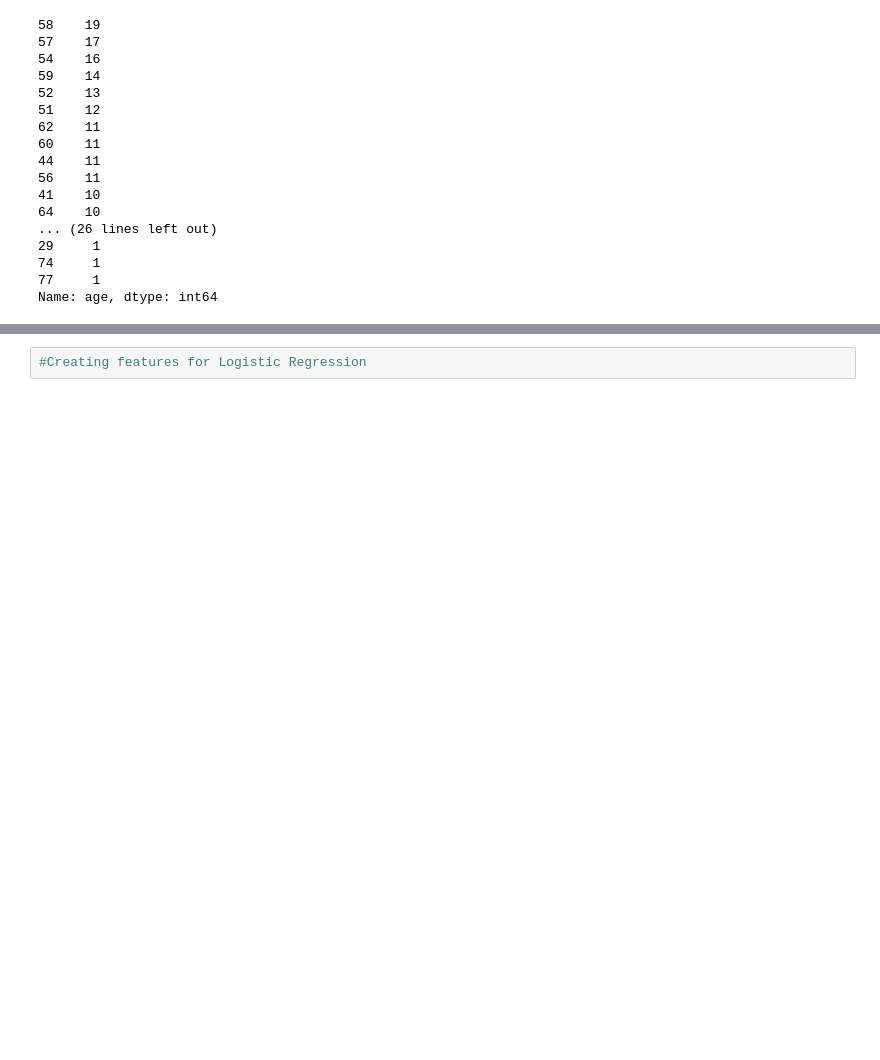
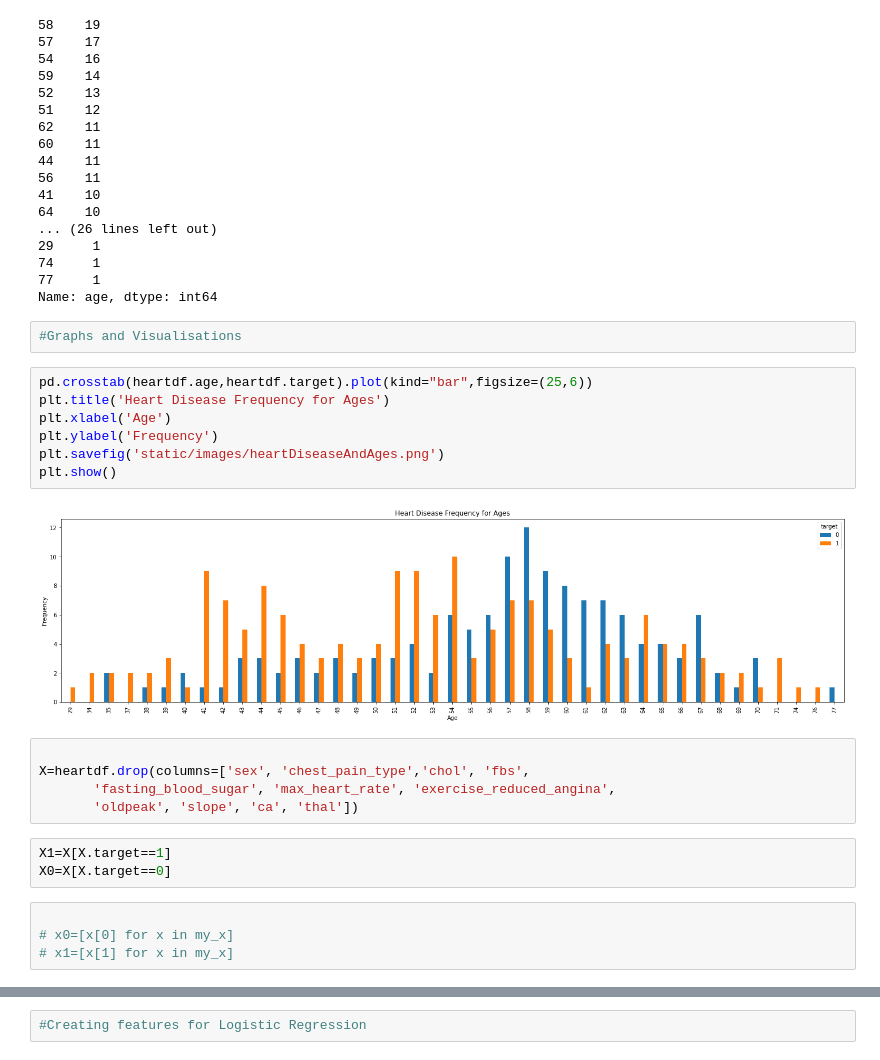
Before and after one commit to gmcglinn41/Project-3---Heart-Disease, a Jupyter notebook: Heart Disease EDA and ML v2.ipynb, the cells around one changed output, grey strips where cells are left out. Saved outputs shown, nothing was run; the diff lists cells and outputs as text; blank space fills up the shorter version.

```diff
--- a/Heart Disease EDA and ML v2.ipynb
+++ b/Heart Disease EDA and ML v2.ipynb
@@ -97,3 +97,26 @@ heartdf['age'].value_counts()
 74     1
 77     1
 Name: age, dtype: int64
+# %%
+#Graphs and Visualisations
+# %%
+pd.crosstab(heartdf.age,heartdf.target).plot(kind="bar",figsize=(25,6))
+plt.title('Heart Disease Frequency for Ages')
+plt.xlabel('Age')
+plt.ylabel('Frequency')
+plt.savefig('static/images/heartDiseaseAndAges.png')
+plt.show()
+# %% [output]
+[figure, added]
+# %%
+
+X=heartdf.drop(columns=['sex', 'chest_pain_type','chol', 'fbs',
+       'fasting_blood_sugar', 'max_heart_rate', 'exercise_reduced_angina',
+       'oldpeak', 'slope', 'ca', 'thal'])
+# %%
+X1=X[X.target==1]
+X0=X[X.target==0]
+# %%
+
+# x0=[x[0] for x in my_x]
+# x1=[x[1] for x in my_x]
```
Also changed, not shown: parts of 13 cells of this notebook, 15 other files.
